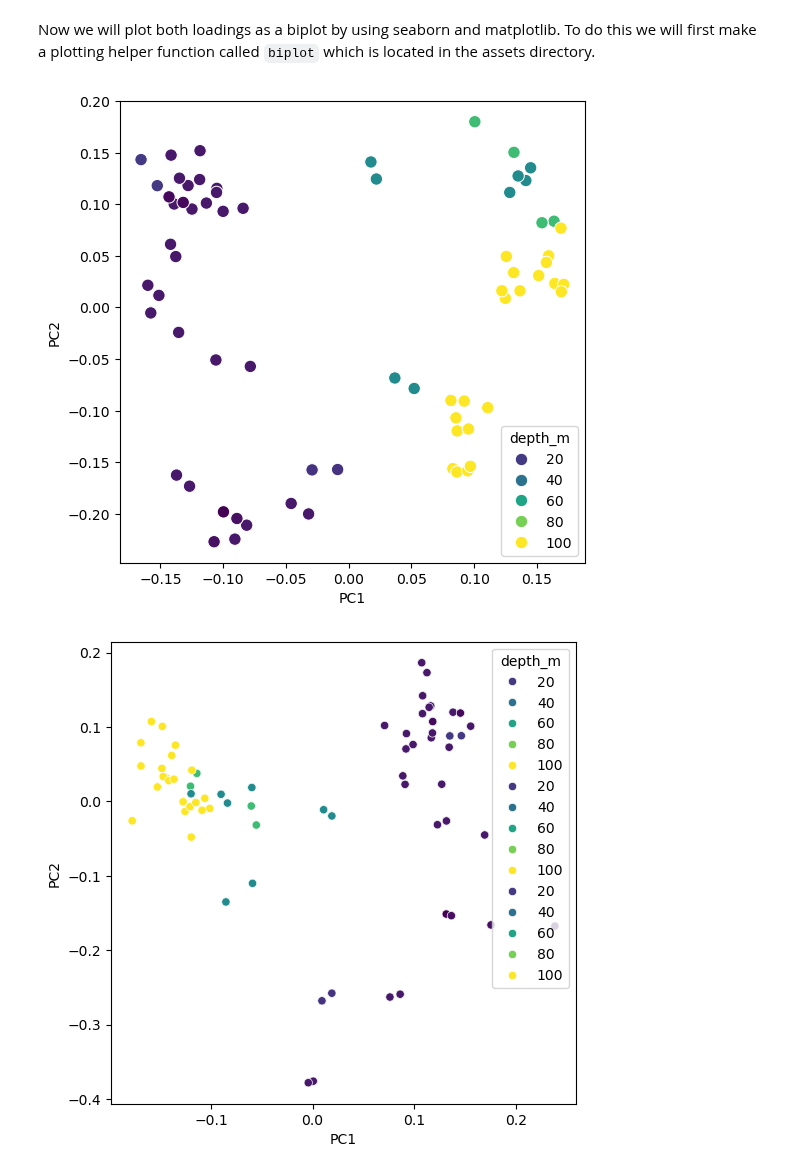
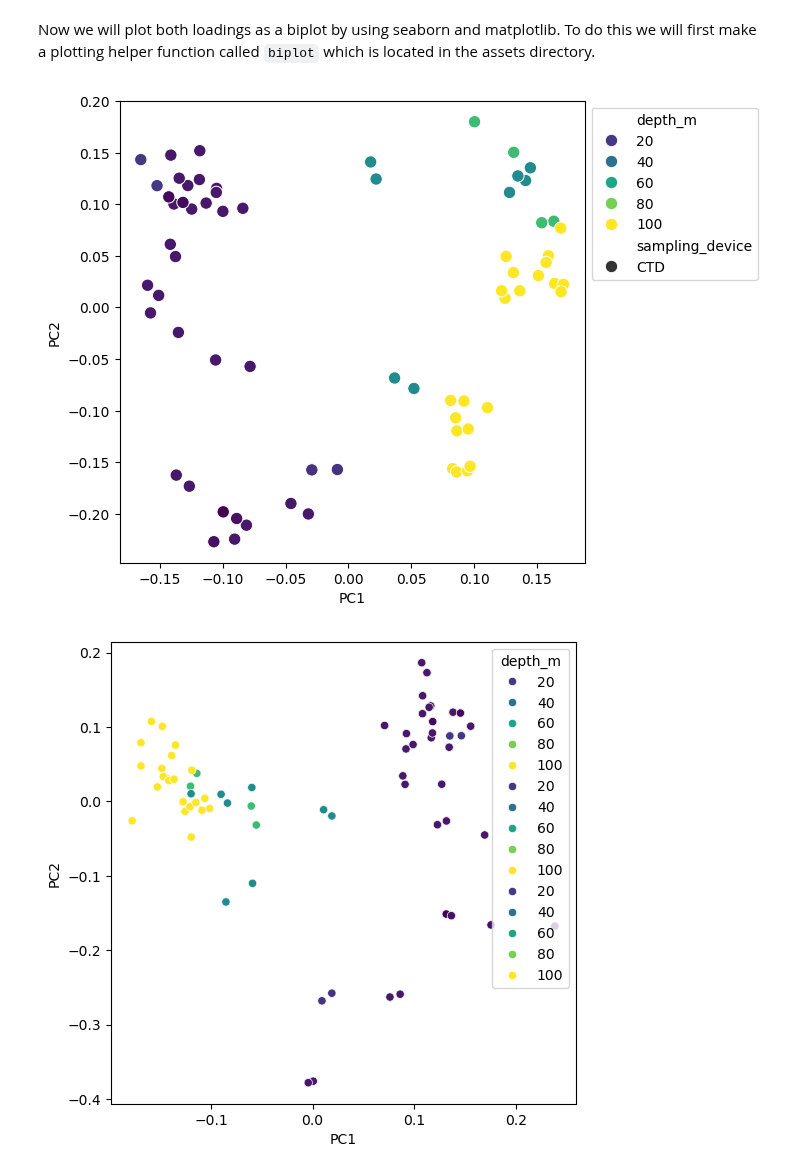
Before and after one commit to nvpatin/MAMBO, a Jupyter notebook: AccessoryScripts/CCE-Gemelli.ipynb, the cells around one changed output. Saved outputs shown, nothing was run; the diff lists cells and outputs as text; code cells hidden in the pictures.

```diff
--- a/AccessoryScripts/CCE-Gemelli.ipynb
+++ b/AccessoryScripts/CCE-Gemelli.ipynb
@@ -4,11 +4,11 @@ import pandas as pd
 # %% [markdown]
 ### Import data and reformat
 # %%
-asv_16S = pd.read_csv("Merged2018_16S_otu_filtered.csv")
-asv_18S = pd.read_csv("Merged2018_18S_otu_filtered.csv")
-meta = pd.read_csv("Merged2018_meta_filtered.csv")
-tax_16S = pd.read_csv("Merged2018_16S_taxa_filtered.csv")
-tax_18S = pd.read_csv("Merged2018_18S_taxa_filtered.csv")
+asv_16S = pd.read_csv("../Data/ASV tables/CCE/Merged2018_16S_otu_filtered.csv")
+asv_18S = pd.read_csv("../Data/ASV tables/CCE/Merged2018_18S_otu_filtered.csv")
+meta = pd.read_csv("../Data/Metadata/Merged2018_meta_filtered.csv")
+tax_16S = pd.read_csv("../Data/Taxonomy tables/CCE/Merged2018_16S_taxa_filtered.csv")
+tax_18S = pd.read_csv("../Data/Taxonomy tables/CCE/Merged2018_18S_taxa_filtered.csv")
 # %%
 asv_16S = asv_16S.rename(columns = {'Unnamed: 0' : 'ASV'}).set_index('ASV')
 asv_18S = asv_18S.rename(columns = {'Unnamed: 0' : 'ASV'}).set_index('ASV')
@@ -234,15 +234,17 @@ Now we will plot both loadings as a biplot by using seaborn and matplotlib. To d
 # %%
 fig, ax = plt.subplots(1,1, figsize=(6, 6))
 
 cmap = sns.color_palette("viridis", as_cmap=True)
 
 pca = sns.scatterplot(data=spca_df, x='PC1', y='PC2',
-                     hue='depth_m', s=80, palette=cmap, ax=ax)
+                     hue='depth_m', style = 'sampling_device', s=80,
+                      palette=cmap, ax=ax) #legend=False
+sns.move_legend(ax, "upper left", bbox_to_anchor=(1, 1))
 
 figure = pca.get_figure()
-figure.savefig('PCA_Lasker_18S_depth_gemelli.png', dpi=400)
+figure.savefig('PCA_Lasker_18S_depth_gemelli.png', dpi=300, bbox_inches = "tight")
 # %% [output]
-[figure, old version]
+[figure, new version]
 # %%
 figure
 # %% [output]
```
Also changed, not shown: parts of 6 cells of this notebook, 36 other files.
